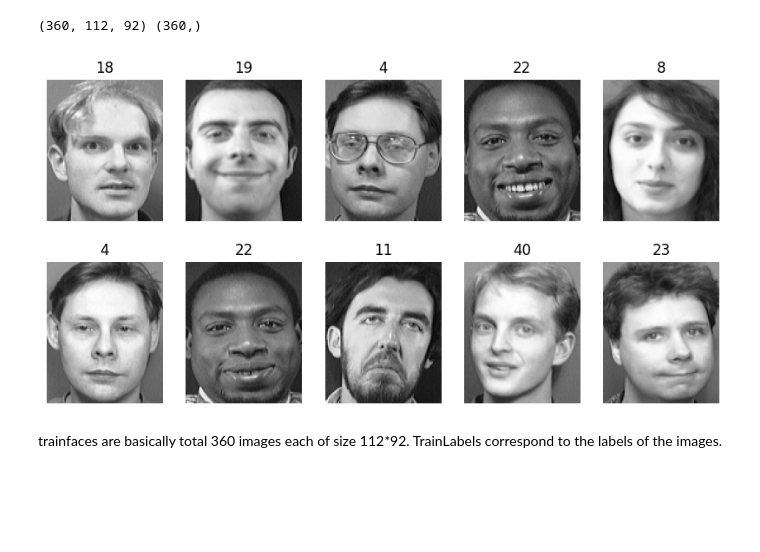
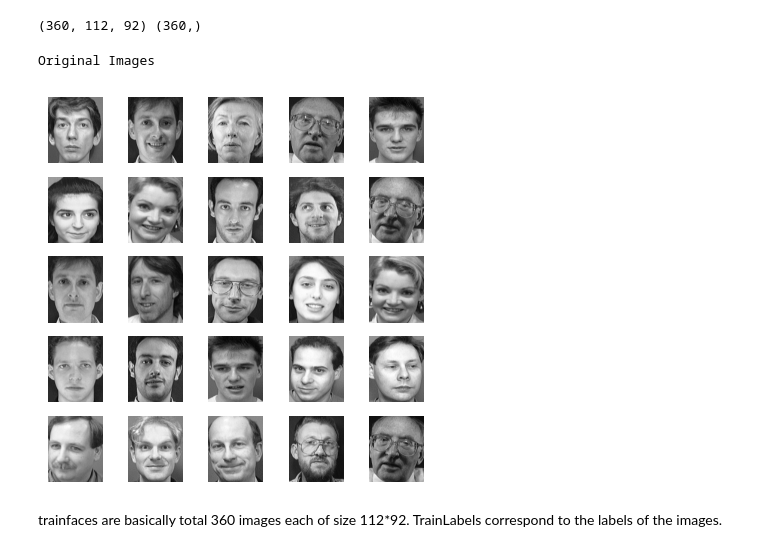
Before and after one commit to oops-moment/SMAI-SEM6, a Jupyter notebook: rollnumber_A2/rollnumber_A2_Q3/Q3.ipynb, the cells around one changed output. Saved outputs shown, nothing was run; the diff lists cells and outputs as text; code cells hidden in the pictures; blank space fills up the shorter version.

```diff
--- a/rollnumber_A2/rollnumber_A2_Q3/Q3.ipynb
+++ b/rollnumber_A2/rollnumber_A2_Q3/Q3.ipynb
@@ -64,17 +64,27 @@ testLabels = labels[int(trainAmt*len(allFaces)): ]
 print(trainFaces.shape, trainLabels.shape)
 # %% [output]
 (360, 112, 92) (360,)
-# %%
-# lets visualize some of the images
-fig, ax = plt.subplots(2, 5, figsize=(10, 5))
-for i in range(2):
-    for j in range(5):
-        ax[i, j].imshow(trainFaces[i*5+j], cmap="gray")
-        ax[i, j].axis("off")
-        ax[i, j].set_title(trainLabels[i*5+j])
-plt.show()
-# %% [output]
-[figure, removed]
+# %%
+trainFaces = np.array(trainFaces)
+trainFaces = trainFaces.reshape((trainFaces.shape[0], 112, 92))
+
+# Visualize the original images
+def griddisplay(image_list):
+    fig, axes_array = plt.subplots(5, 5)
+    fig.set_size_inches(5, 5)
+    k = 0
+    for row in range(5):
+        for col in range(5):
+            image_plot = axes_array[row][col].imshow(image_list[k], cmap=plt.cm.gray)
+            axes_array[row][col].axis('off')
+            k = k + 1
+    plt.show()
+
+print('Original Images')
+griddisplay(trainFaces)
+# %% [output]
+Original Images
+[figure, added]
 # %% [markdown]
 trainfaces are basically total 360 images each of size 112*92. TrainLabels correspond to the labels of the images.
 # %% [markdown]
```
Also changed, not shown: parts of 8 cells of this notebook.
